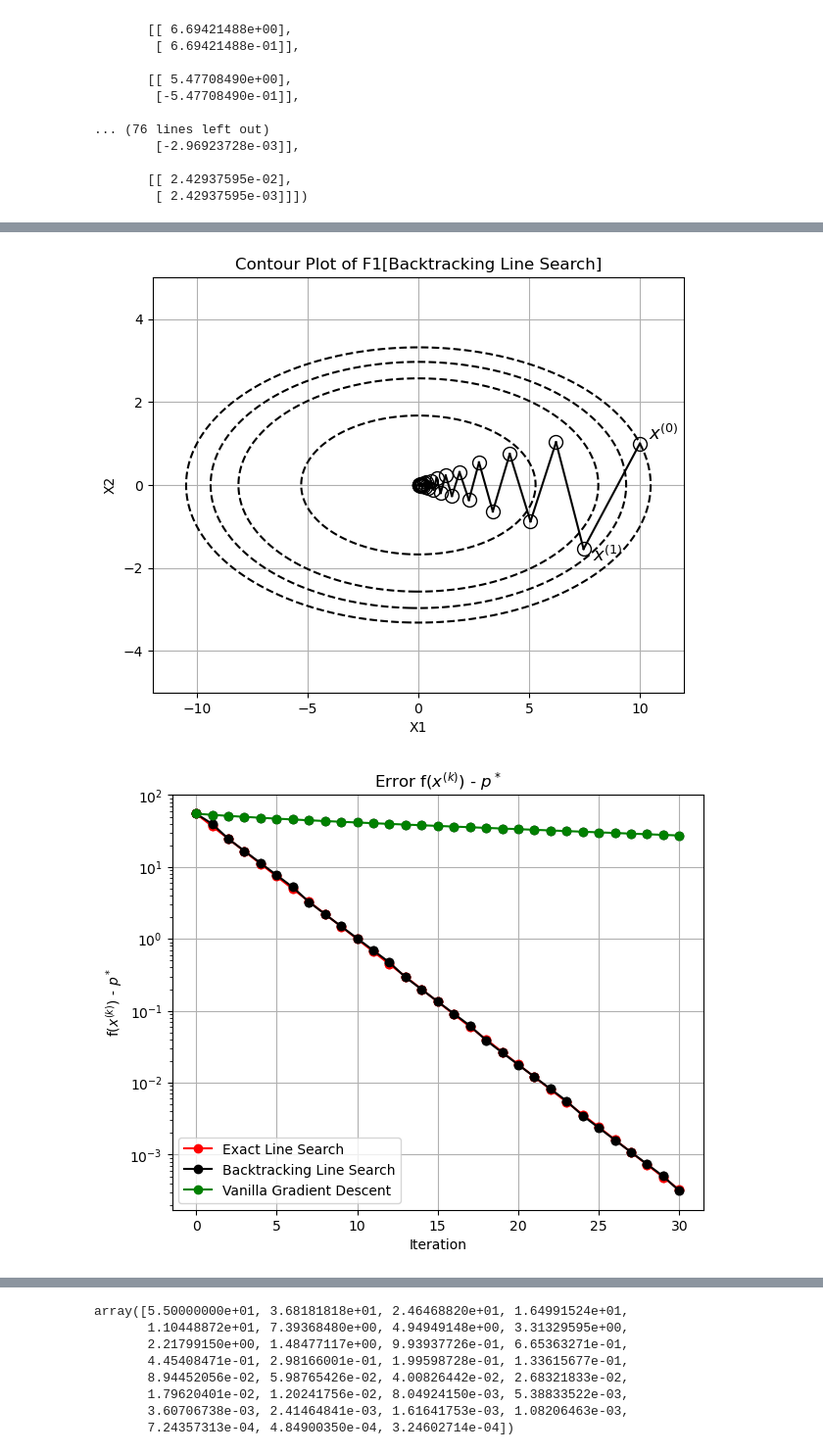
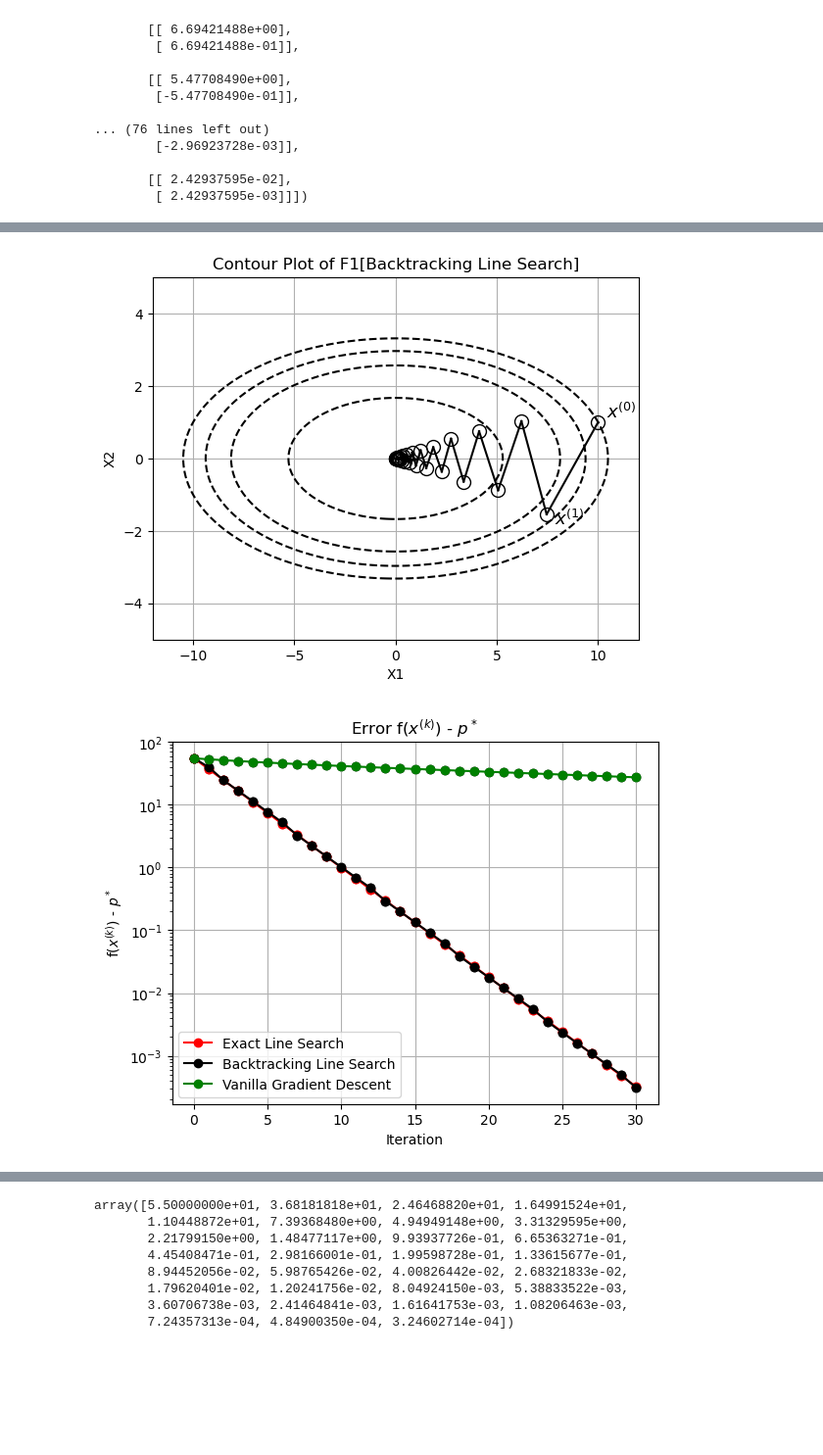
Before and after one commit to Ravi-Raghavan/ConvexOptimization, a Jupyter notebook: Homework #4 - Part 2.ipynb, the cells around one changed output, grey strips where cells are left out. Shown at 98% size. Drawn from its saved outputs; the diff is of its cells as text; code cells hidden in the pictures; blank space fills up the shorter version.

```diff
--- a/Homework #4 - Part 2.ipynb
+++ b/Homework #4 - Part 2.ipynb
@@ -330,7 +330,7 @@ def f1_plot(x1, x2, gamma = 10):
 F = f1_plot(X1, X2)
 
 #set figure size
-plt.figure(figsize = (7, 5.5))
+plt.figure(figsize = (6.4, 4.8))
 
 #plot f1 backtracking iterates
 for point in f1_backtracking_iterates:
@@ -353,38 +353,38 @@ plt.title('Contour Plot of F1[Backtracking Line Search]')
 plt.grid(True)
 plt.show()
 # %% [output]
-[figure, old version]
+[figure, new version]
 # %%
 #optimal function value
 p_star = 0
 
 #compute error values(i.e. difference between function value and optimal function value) throughout iterations of exact line search gradient descent and backtracking gradient descent and vanilla gradient descent
 f1_exact_line_search_distance_from_optimal = f1_exact_line_search_function_values - p_star
 f1_backtracking_distance_from_optimal = f1_backtracking_function_values - p_star
 f1_vanilla_gd_distance_from_optimal = f1_vanilla_gd_function_values - p_star
 
 #set figure size
-plt.figure(figsize = (7, 5.5))
+plt.figure(figsize = (6.4, 4.8))
 
 #plot error values
 line1, = plt.plot(f1_exact_line_search_distance_from_optimal, marker='o', color='red', linestyle='-')
 line2, = plt.plot(f1_backtracking_distance_from_optimal, marker='o', color='black', linestyle='-')
 line3, = plt.plot(f1_vanilla_gd_distance_from_optimal, marker='o', color='green', linestyle='-')
 
 #indicate, via points, each error value on the lines
 plt.scatter(range(len(f1_exact_line_search_distance_from_optimal)), f1_exact_line_search_distance_from_optimal, color='red')
 plt.scatter(range(len(f1_backtracking_distance_from_optimal)), f1_backtracking_distance_from_optimal, color='black')
 plt.scatter(range(len(f1_vanilla_gd_distance_from_optimal)), f1_vanilla_gd_distance_from_optimal, color='black')
 
 #label axes, label title, and add legend
 plt.xlabel('Iteration')
 plt.ylabel(r'f($x^{(k)}$) - $p^*$')
 plt.yscale('log')
 plt.title(r'Error f($x^{(k)}$) - $p^*$')
 plt.legend(handles=[line1, line2, line3], labels=['Exact Line Search', 'Backtracking Line Search', 'Vanilla Gradient Descent'])
 plt.grid(True)
 plt.show()
 # %% [output]
-[figure, old version]
+[figure, new version]
 # %%
 #set figure size
```
Also changed, not shown: parts of 8 cells of this notebook.
